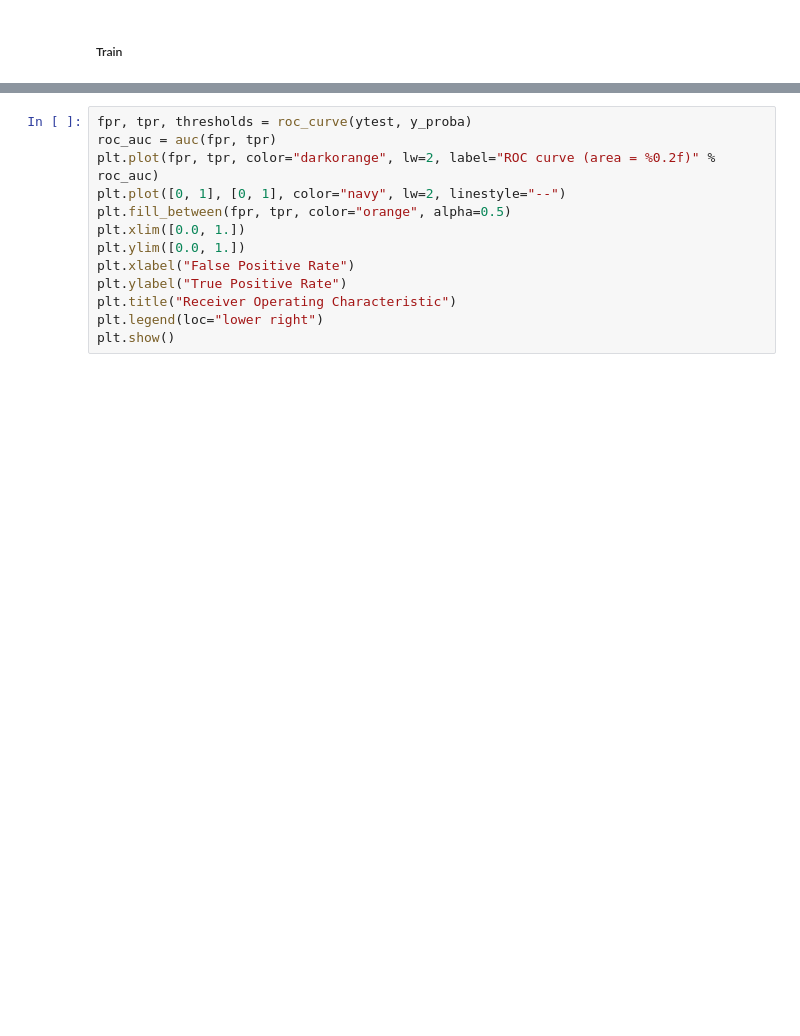
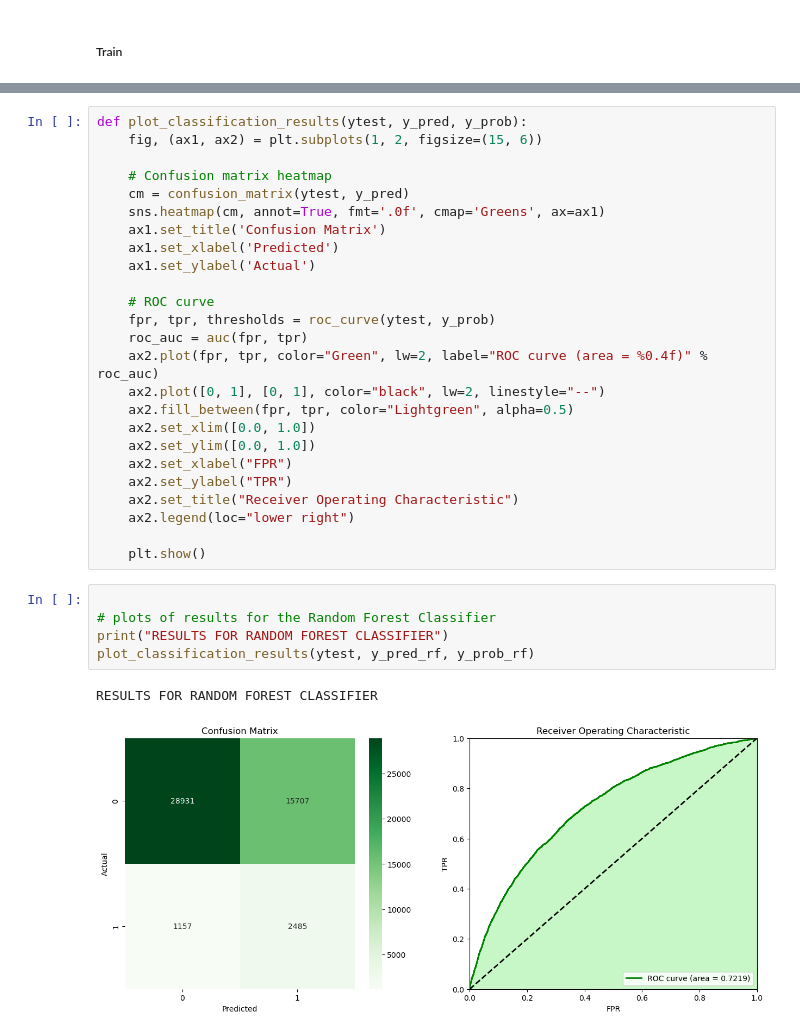
Before and after one commit to sampence0/loan-repayment-model, a Jupyter notebook: feature_engineering.ipynb, the cells around one changed output, grey strips where cells are left out. Drawn from its saved outputs; the diff is of its cells as text; blank space fills up the shorter version.

```diff
--- a/feature_engineering.ipynb
+++ b/feature_engineering.ipynb
@@ -864,13 +956,33 @@ print("ROC-AUC Score:", roc_auc_score(ytest, y_proba))
-# %%
-fpr, tpr, thresholds = roc_curve(ytest, y_proba)
-roc_auc = auc(fpr, tpr)
-plt.plot(fpr, tpr, color="darkorange", lw=2, label="ROC curve (area = %0.2f)" % roc_auc)
-plt.plot([0, 1], [0, 1], color="navy", lw=2, linestyle="--")
-plt.fill_between(fpr, tpr, color="orange", alpha=0.5)
-plt.xlim([0.0, 1.])
-plt.ylim([0.0, 1.])
-plt.xlabel("False Positive Rate")
-plt.ylabel("True Positive Rate")
-plt.title("Receiver Operating Characteristic")
-plt.legend(loc="lower right")
-plt.show()
+# %%
+def plot_classification_results(ytest, y_pred, y_prob):
+    fig, (ax1, ax2) = plt.subplots(1, 2, figsize=(15, 6))
+
+    # Confusion matrix heatmap
+    cm = confusion_matrix(ytest, y_pred)
+    sns.heatmap(cm, annot=True, fmt='.0f', cmap='Greens', ax=ax1)
+    ax1.set_title('Confusion Matrix')
+    ax1.set_xlabel('Predicted')
+    ax1.set_ylabel('Actual')
+
+    # ROC curve
+    fpr, tpr, thresholds = roc_curve(ytest, y_prob)
+    roc_auc = auc(fpr, tpr)
+    ax2.plot(fpr, tpr, color="Green", lw=2, label="ROC curve (area = %0.4f)" % roc_auc)
+    ax2.plot([0, 1], [0, 1], color="black", lw=2, linestyle="--")
+    ax2.fill_between(fpr, tpr, color="Lightgreen", alpha=0.5)
+    ax2.set_xlim([0.0, 1.0])
+    ax2.set_ylim([0.0, 1.0])
+    ax2.set_xlabel("FPR")
+    ax2.set_ylabel("TPR")
+    ax2.set_title("Receiver Operating Characteristic")
+    ax2.legend(loc="lower right")
+
+    plt.show()
+# %%
+
+# plots of results for the Random Forest Classifier
+print("RESULTS FOR RANDOM FOREST CLASSIFIER")
+plot_classification_results(ytest, y_pred_rf, y_prob_rf)
+# %% [output]
+RESULTS FOR RANDOM FOREST CLASSIFIER
+[figure, added]
```
Also changed, not shown: parts of 70 cells of this notebook.
